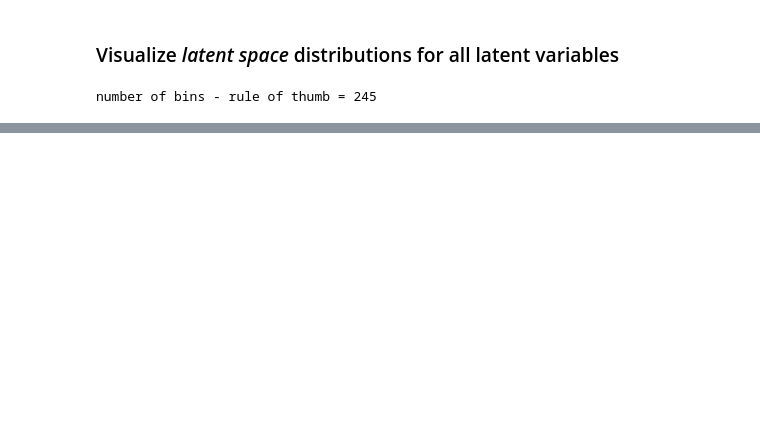
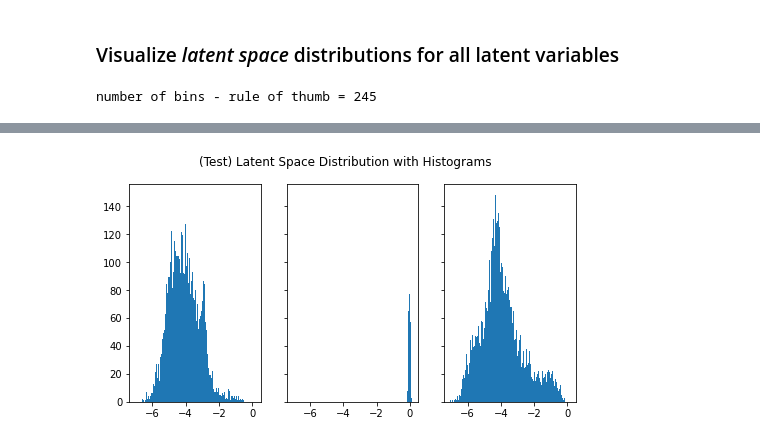
Before and after one commit to arjun-majumdar/Autoencoders_Experiments, a Jupyter notebook: VAE_LeNet300_MNIST-TF2.ipynb, the cells around one changed output, grey strips where cells are left out. Saved outputs shown, nothing was run; the diff lists cells and outputs as text; code cells hidden in the pictures; blank space fills up the shorter version.

```diff
--- a/VAE_LeNet300_MNIST-TF2.ipynb
+++ b/VAE_LeNet300_MNIST-TF2.ipynb
@@ -842,0 +833,3 @@ X_test.shape, X_test_encoded.shape
+# %%
+mu_test = model.mu(X_test_encoded)
+log_var_test = model.log_var(X_test_encoded)
@@ -927 +928,17 @@ plt.show()
+# %%
+fig, axes = plt.subplots(
+    nrows = 1, ncols = 3,
+    sharex = True, sharey = True,
+    figsize = (8, 4)
+)
+
+i = 0
+for col in range(len(axes)):
+    axes[col].hist(z_test[:, i].numpy(), bins = num_bins)
+    i += 1
+
+plt.suptitle("(Test) Latent Space Distribution with Histograms")
+plt.show()
+# %% [output]
+[figure, added]
 # %%
```
Also changed, not shown: parts of 25 cells of this notebook.
